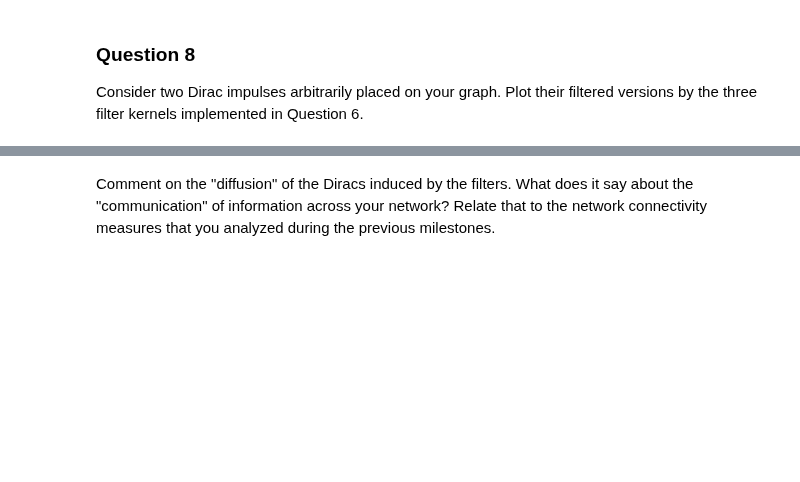
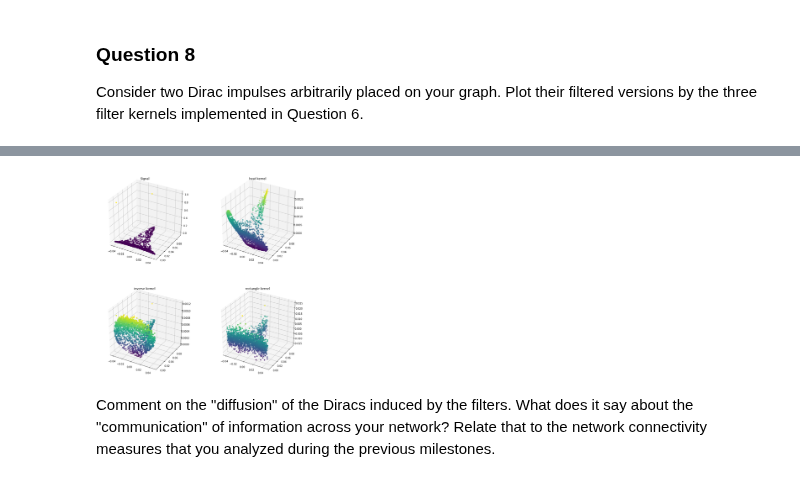
Before and after one commit to TTimTT/NTDS_Project, a Jupyter notebook: milestone_4/joachim_4_graph_signal_processing.ipynb, the cells around one changed output, grey strips where cells are left out. Saved outputs shown, nothing was run; the diff lists cells and outputs as text; code cells hidden in the pictures; blank space fills up the shorter version.

```diff
--- a/milestone_4/joachim_4_graph_signal_processing.ipynb
+++ b/milestone_4/joachim_4_graph_signal_processing.ipynb
@@ -278,3 +266,40 @@ nodes=nx.draw_networkx_nodes(graph, coords, node_size=10, node_color=graph_heat)
+# %%
+from mpl_toolkits.mplot3d import Axes3D
+
+#good nodes 1044(tip) 757 (bottom left)
+x=np.zeros(n_nodes)
+node1=1044;#np.random.randint(n_nodes);
+node2=757;#np.random.randint(n_nodes);
+x[node1]=1
+x[node2]=1
+
+graph_heat=graph_filter(x,heat_kernel,e=e,t=9)
+fig = plt.figure(figsize=(15, 15))
+ax = fig.add_subplot(221, projection='3d')
+ax.scatter(coords[:,0],coords[:,1], x, c=x)
+ax.set_title("Signal")
+
+graph_heat=graph_filter(x,heat_kernel,e=e,t=9)
+
+ax1 = fig.add_subplot(222, projection='3d')
+ax1.scatter(coords[:,0],coords[:,1], graph_heat, c=graph_heat)
+ax1.set_title("heat kernel")
+
+
+graph_inverse=graph_filter(x,inverse_kernel,e=e,t=1700)
+ax2 = fig.add_subplot(223, projection='3d')
+ax2.scatter(coords[:,0],coords[:,1], graph_inverse, c=graph_inverse)
+ax2.set_title("inverse kernel")
+
+graph_rect=graph_filter(x,rectangle_kernel,e=e,l_min=1,l_max=1.001)
+ax3 = fig.add_subplot(224, projection='3d')
+ax3.scatter(coords[:,0],coords[:,1], graph_rect, c=graph_rect)
+ax3.set_title("rectangle kernel");
+
+# nodes=nx.draw_networkx_nodes(graph, coords, node_size=10, node_color=graph_heat)
+# nx.draw_networkx_edges(graph, coords, alpha=0.1)
+# %% [output]
+[figure, added]
 # %% [markdown]
 Comment on the "diffusion" of the Diracs induced by the filters. What does it say about the "communication" of information across your network? Relate that to the network connectivity measures that you analyzed during the previous milestones.
 # %% [markdown]
```
Also changed, not shown: parts of 14 cells of this notebook.
